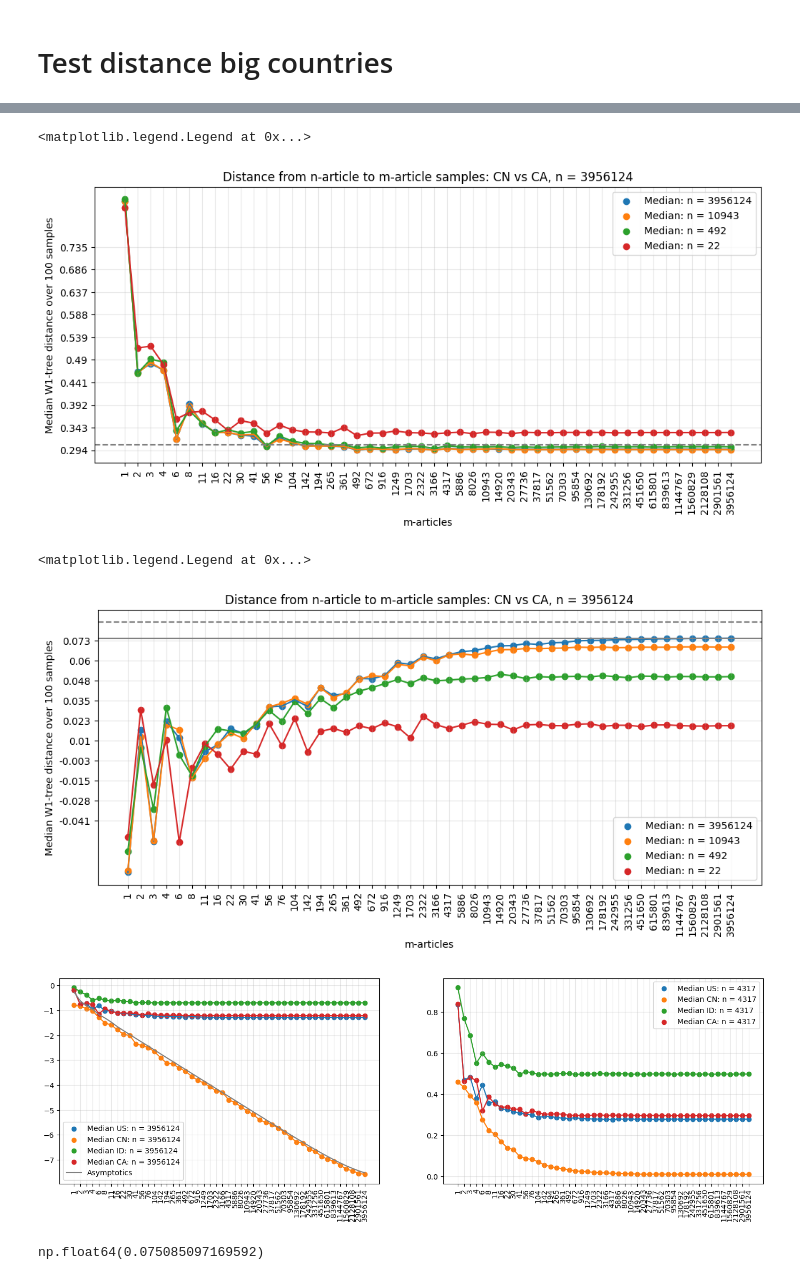
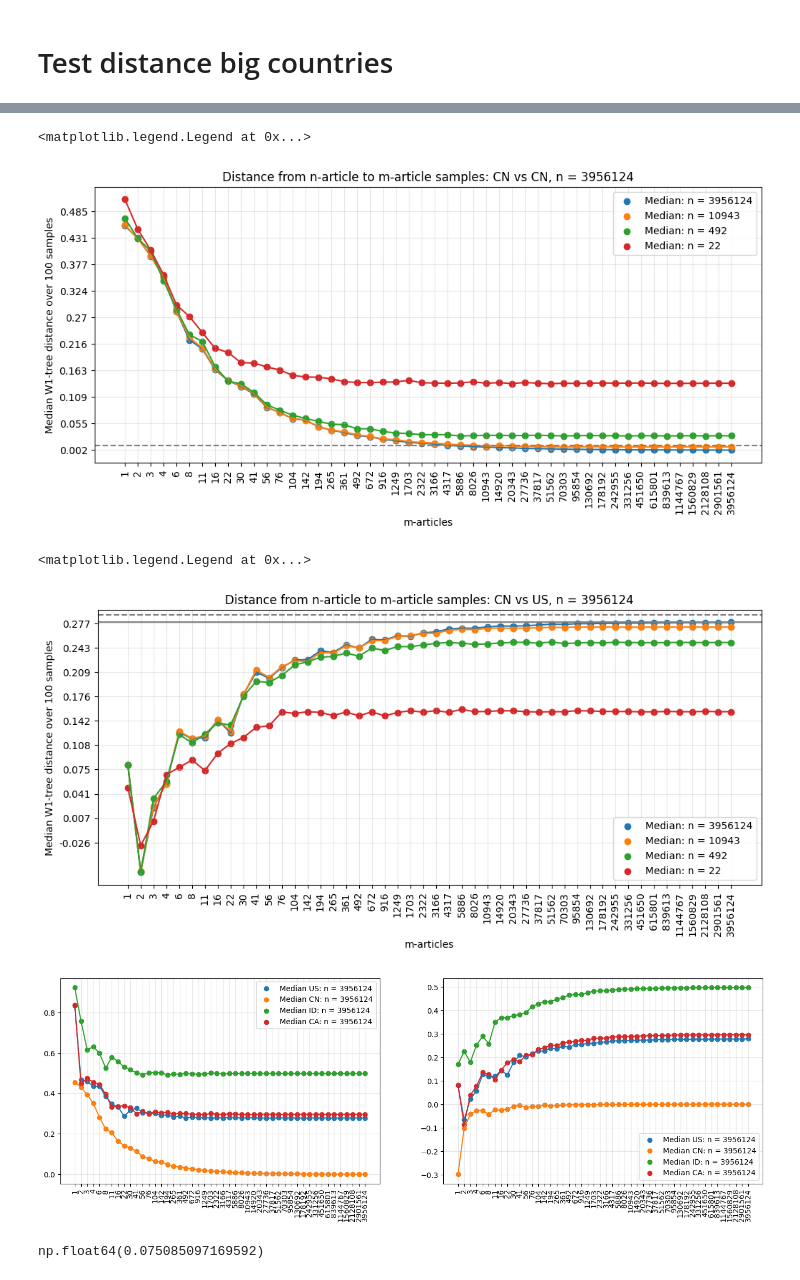
Before and after one commit to irivorobey/geoTopics, a Jupyter notebook: irina/w1_by_n_articles.ipynb, the cells around one changed output, grey strips where cells are left out. Drawn from its saved outputs; the diff is of its cells as text; code cells hidden in the pictures.

```diff
--- a/irina/w1_by_n_articles.ipynb
+++ b/irina/w1_by_n_articles.ipynb
@@ -836,6 +836,8 @@ uf.plotly_heatmap(
 )
 # %%
 plt.subplots(figsize=(12, 5))
+
+country2 = "CN"
 
 for i, idx in enumerate(idx_list):
     plt.scatter(df_conv_2d_dict[country2].index.astype(str), df_conv_2d_dict[country2].iloc[-idx],
@@ -857,11 +859,11 @@ plt.ylabel(f"Median W1-tree distance over {n_samples} samples")
 plt.legend()
 # %% [output]
 <matplotlib.legend.Legend at 0x...>
-[figure, old version]
+[figure, new version]
 # %%
 plt.subplots(figsize=(12, 5))
 
-country2 = "CA"
+country2 = "US"
 
 for i, idx in enumerate(idx_list):
     plt.scatter(df_conv_2d_norm_dict[country2].index.astype(str), df_conv_2d_norm_dict[country2].iloc[-idx],
@@ -884,33 +886,33 @@ plt.ylabel(f"Median W1-tree distance over {n_samples} samples")
 plt.legend()
 # %% [output]
 <matplotlib.legend.Legend at 0x...>
-[figure, old version]
+[figure, new version]
 # %%
 a, b = np.meshgrid(n_articles_array, n_articles_array)
 
 fig, (ax1, ax2) = plt.subplots(figsize=(17, 5), nrows=1, ncols=2)
 for country2 in country2_list:
-    ax1.scatter(df_conv_2d_dict[country2].index.astype(str), np.log(df_conv_2d_dict[country2].iloc[-1]),
+    ax1.scatter(df_conv_2d_dict[country2].index.astype(str), df_conv_2d_dict[country2].iloc[-1],
                 label=f"Median {country2}: n = {df_conv_2d_dict[country2].index[-1]}")
-    ax1.plot(df_conv_2d_dict[country2].index.astype(str), np.log(df_conv_2d_dict[country2].iloc[-1]),)
+    ax1.plot(df_conv_2d_dict[country2].index.astype(str), df_conv_2d_dict[country2].iloc[-1],)
 
-ax1.plot(df_conv_2d_dict[country2].index.astype(str),
-         alpha + beta * np.log(np.sqrt((n_articles_array + n_articles_array[-1]) / n_articles_array / n_articles_array[-1])), color="grey", label="Asymptotics")
+# ax1.plot(df_conv_2d_dict[country2].index.astype(str),
+#          alpha + beta * np.log(np.sqrt((n_articles_array + n_articles_array[-1]) / n_articles_array / n_articles_array[-1])), color="grey", label="Asymptotics")
 ax1.legend()
 ax1.tick_params(axis='x', rotation=90)
 ax1.grid(alpha=0.3)
-idx= 23
+idx= 1
 for country2 in country2_list:
-    ax2.scatter(df_conv_2d_dict[country2].index.astype(str), df_conv_2d_dict[country2].iloc[-idx],
-                label=f"Median {country2}: n = {df_conv_2d_dict[country2].index[-idx]}")
-    ax2.plot(df_conv_2d_dict[country2].index.astype(str), df_conv_2d_dict[country2].iloc[-idx],)
+    ax2.scatter(df_conv_2d_norm_dict[country2].index.astype(str), df_conv_2d_norm_dict[country2].iloc[-idx],
+                label=f"Median {country2}: n = {df_conv_2d_norm_dict[country2].index[-idx]}")
+    ax2.plot(df_conv_2d_norm_dict[country2].index.astype(str), df_conv_2d_norm_dict[country2].iloc[-idx],)
 
 # ax2.plot(df_conv_2d_dict[country2].index.astype(str), 1 / df_conv_2d_dict[country2].index, color="grey", label="Asymptotics")
 ax2.legend()
 _ = plt.xticks(rotation=90)
 ax2.grid(alpha=0.3)
 # %% [output]
-[figure, old version]
+[figure, new version]
 # %%
 df_conv_2d_dict[country2].iloc[-1, -1]
 # %% [output]
```
Also changed, not shown: parts of 4 cells of this notebook, 6 other files.
